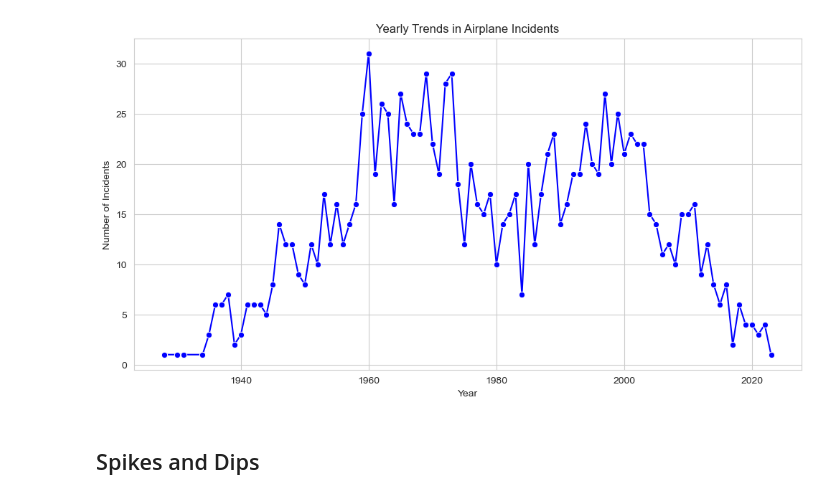
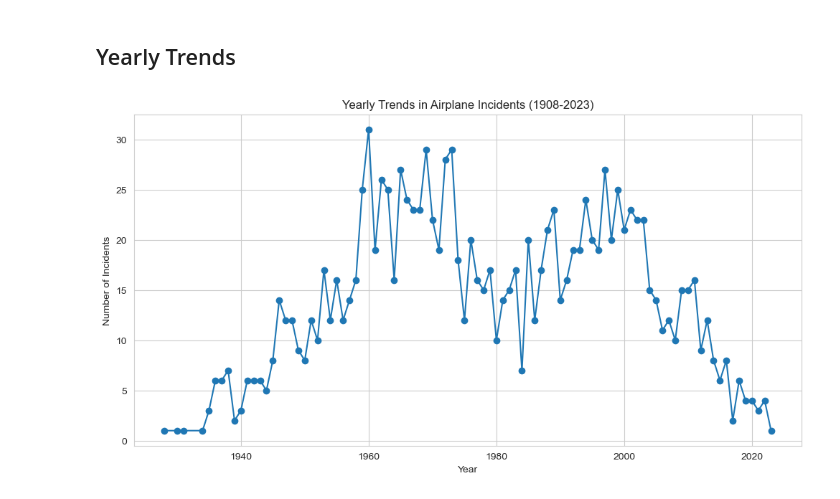
Before and after one commit to Mohammed-Mebarek-Mecheter/Airplane-Crashes-and-Fatalities, a Jupyter notebook: Temporal Analysis.ipynb, the cells around one changed output. Drawn from its saved outputs; the diff is of its cells as text; code cells hidden in the pictures.

```diff
--- a/Temporal Analysis.ipynb
+++ b/Temporal Analysis.ipynb
@@ -7,6 +6,6 @@ import seaborn as sns
 # %%
 # Load the Dataset
-df = pd.read_csv("cleaned_acf.csv")
+df = pd.read_csv("cleaned_dataset.csv")
 # %%
 df.head()
 # %% [output]
@@ -20,16 +18,19 @@ df.head()
+# %% [markdown]
+## Yearly Trends
 # %%
-# Yearly Trends Analysis
-yearly_trends = df.groupby('Year').size()
-
-# Plotting
+# Convert 'Date' to datetime format
+df['Date'] = pd.to_datetime(df['Date'])
+# Extract year from 'Date' and create a new column 'Year'
+df['Year'] = df['Date'].dt.year
+# Group by year and count incidents
+yearly_incidents = df.groupby('Year').size().reset_index(name='Incident Count')
+# Plotting the line chart
 plt.figure(figsize=(12, 6))
-sns.lineplot(x=yearly_trends.index, y=yearly_trends.values, marker='o', color='blue')
-plt.title('Yearly Trends in Airplane Incidents')
+plt.plot(yearly_incidents['Year'], yearly_incidents['Incident Count'], marker='o', linestyle='-')
+plt.title('Yearly Trends in Airplane Incidents (1908-2023)')
 plt.xlabel('Year')
 plt.ylabel('Number of Incidents')
 plt.grid(True)
 plt.show()
 # %% [output]
-[figure, old version]
+[figure, new version]
-# %% [markdown]
-## Spikes and Dips
```
Also changed, not shown: parts of 6 cells of this notebook, 5 other files.
